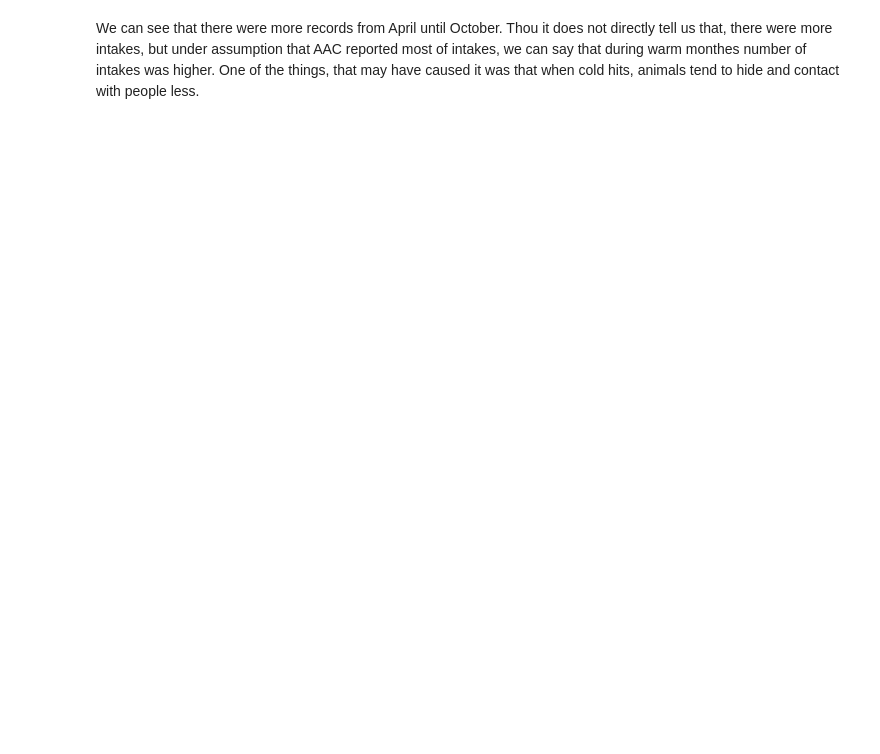
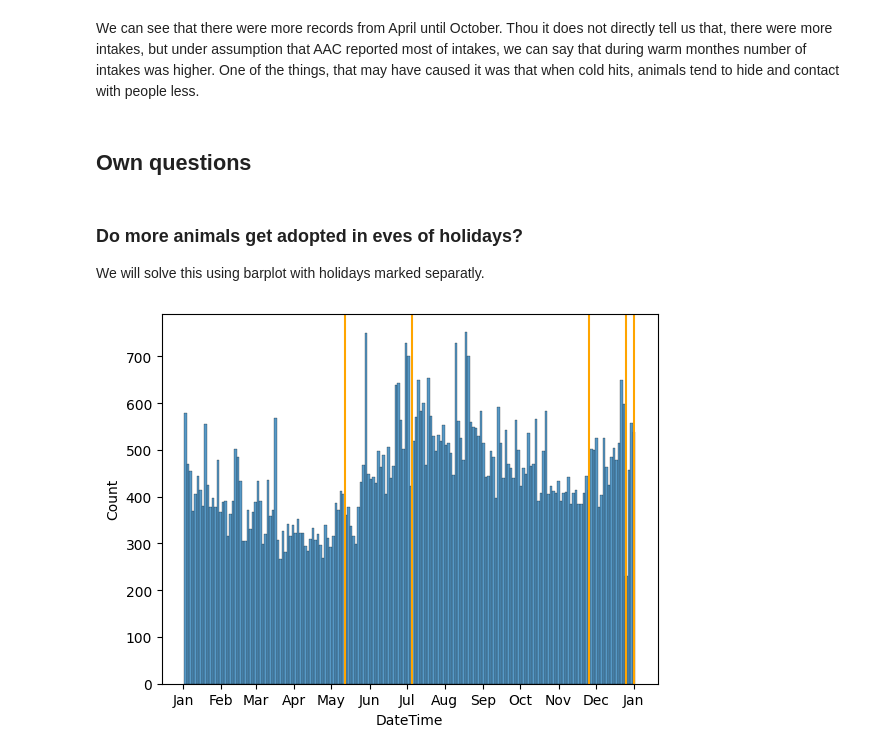
Before and after one commit to ZhigaMason/University, a Jupyter notebook: 01/assignment01.ipynb, the cells around one changed output. Cells and saved outputs as stored; diff of their text form; code cells hidden in the pictures; blank space fills up the shorter version.

```diff
--- a/01/assignment01.ipynb
+++ b/01/assignment01.ipynb
@@ -924,2 +974,25 @@ ax.xaxis.set_major_formatter(DateFormatter('%b'))
 # %% [markdown]
 We can see that there were more records from April until October. Thou it does not directly tell us that, there were more intakes, but under assumption that AAC reported most of intakes, we can say that during warm monthes number of intakes was higher. One of the things, that may have caused it was that when cold hits, animals tend to hide and contact with people less.
+# %% [markdown]
+## Own questions
+# %% [markdown]
+### Do more animals get adopted in eves of holidays?
+
+We will solve this using barplot with holidays marked separatly.
+# %%
+# pandas tserise holiday module has only federal goverments
+holidays = pd.to_datetime(['2001-12-31', '2001-05-11', '2001-07-04', '2001-11-25', '2001-12-25']).dayofyear
+# New Year, Mother's Day, Independence day, Thanksgiving day, Christmas
+
+adopted = outcome.loc[outcome['Outcome Type'] == 'Adoption', 'DateTime'].dt.dayofyear.sort_values()
+ax = sns.histplot(
+    adopted,
+    bins=36*5
+
+)
+ax.xaxis.set_major_locator(MonthLocator())
+ax.xaxis.set_major_formatter(DateFormatter('%b'))
+for holiday in holidays:
+    ax.axvline(holiday, color='orange')
+# %% [output]
+[figure, added]
```
Also changed, not shown: parts of 18 cells of this notebook.
